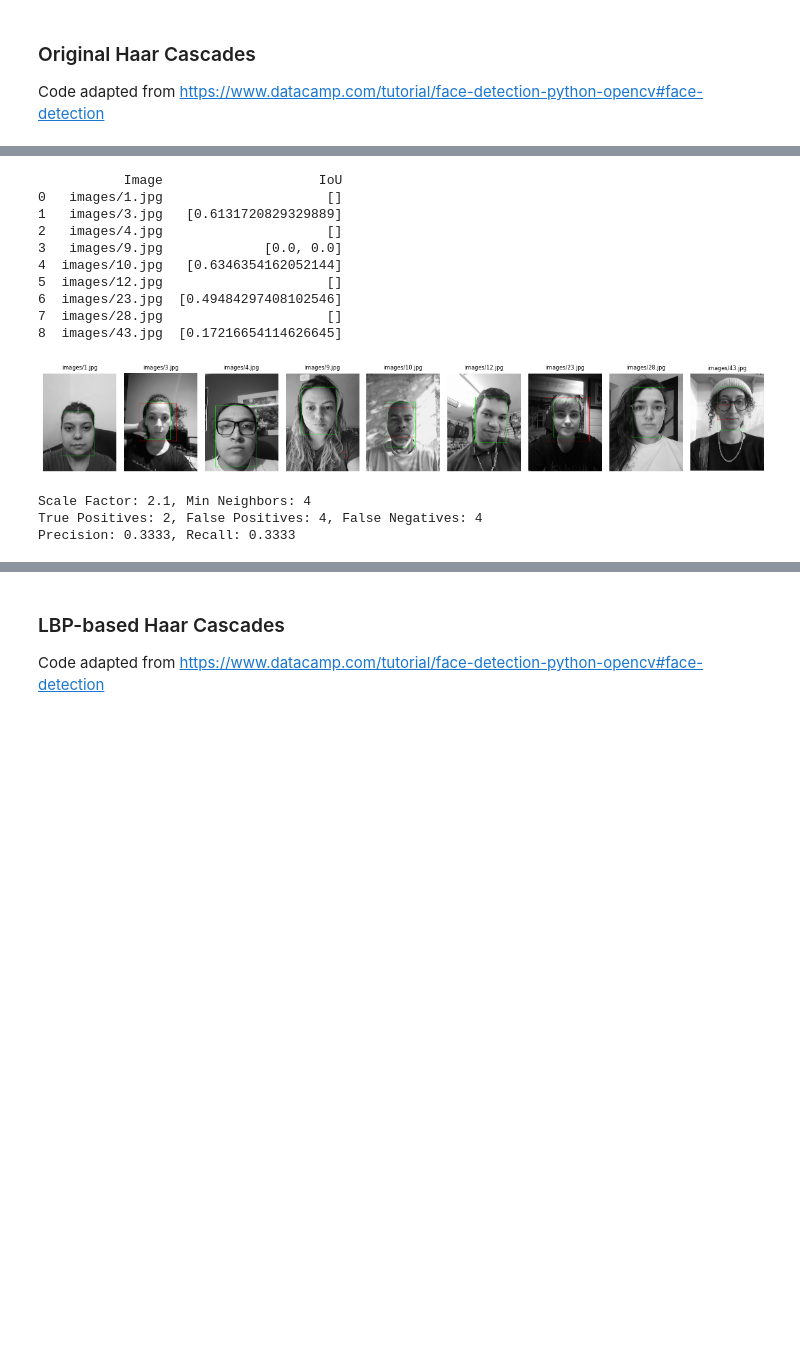
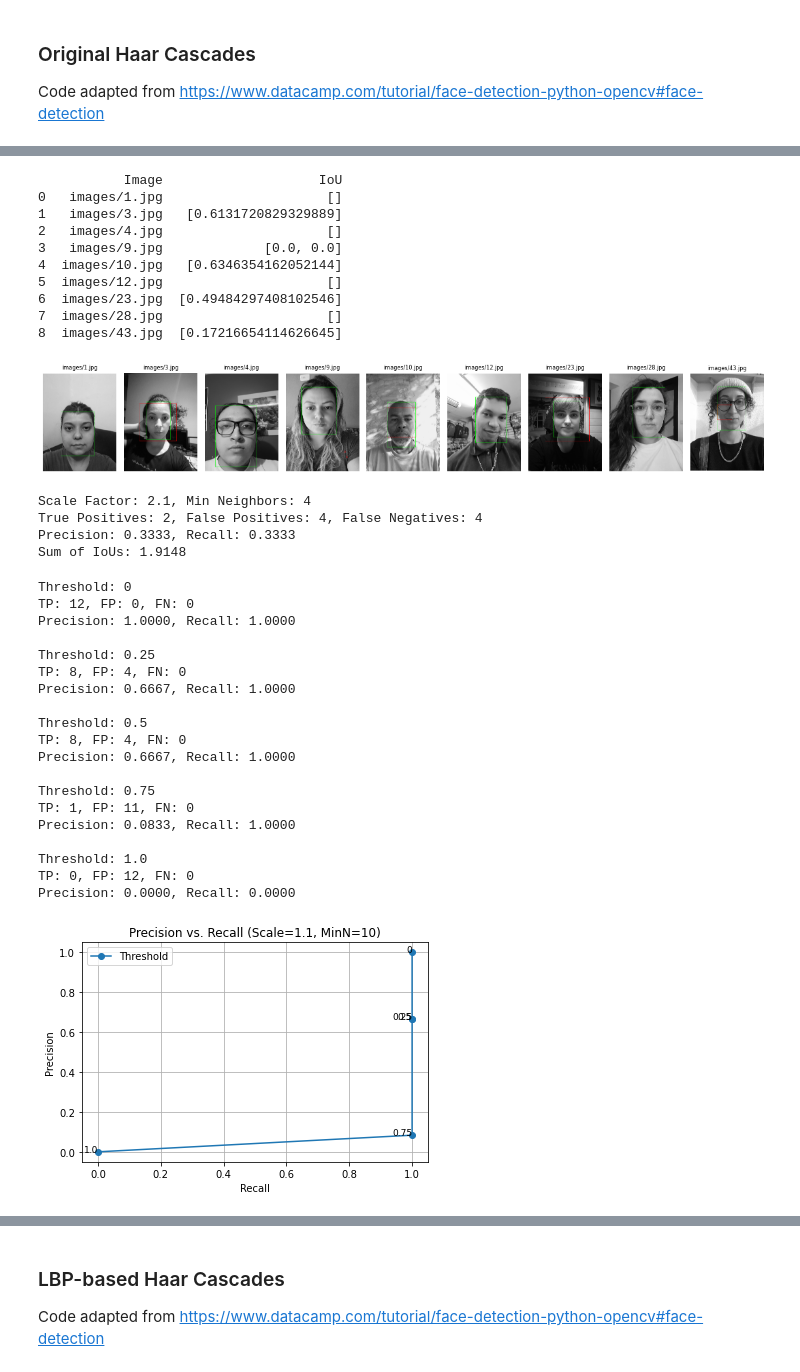
Before and after one commit to suxxmjz/encm-509-final-project, a Jupyter notebook: face_detection.ipynb, the cells around one changed output, grey strips where cells are left out. Saved outputs shown, nothing was run; the diff lists cells and outputs as text; code cells hidden in the pictures; blank space fills up the shorter version.

Commit message:
add threshold testing, add precision vs recall graphs for each algorithm

```diff
--- a/face_detection.ipynb
+++ b/face_detection.ipynb
@@ -318,6 +342,9 @@ precision = TP / (TP + FP)
 recall = TP / (TP + FN)
 
 print(f"Precision: {precision:.4f}, Recall: {recall:.4f}")
+
+iou_sum = sum_all_ious(df_results_4['IoU'])
+print(f"Sum of IoUs: {iou_sum:.4f}")
 # %% [output]
            Image                    IoU
 0   images/1.jpg                     []
@@ -333,3 +360,59 @@ print(f"Precision: {precision:.4f}, Recall: {recall:.4f}")
 Scale Factor: 2.1, Min Neighbors: 4
 True Positives: 2, False Positives: 4, False Negatives: 4
 Precision: 0.3333, Recall: 0.3333
+Sum of IoUs: 1.9148
+# %%
+# Testing different thresholds for scaleFactor=1.1 and minNeighbors=10
+thresholds_2 = [0, 0.25, 0.50, 0.75, 1.0]
+precisions_2 = []
+recalls_2 = []
+
+for threshold_2 in thresholds_2:
+    TP_2, FP_2, FN_2 = calc_metrics_from_iou_threshold(threshold_2, df_results_2['IoU'])
+
+    precision_2 = TP_2 / (TP_2 + FP_2) if (TP_2 + FP_2) else 0
+    recall_2 = TP_2 / (TP_2 + FN_2) if (TP_2 + FN_2) else 0
+
+    precisions_2.append(precision_2)
+    recalls_2.append(recall_2)
+
+    print(f"Threshold: {threshold_2}")
+    print(f"TP: {TP_2}, FP: {FP_2}, FN: {FN_2}")
+    print(f"Precision: {precision_2:.4f}, Recall: {recall_2:.4f}\n")
+
+# Plotting
+plt.figure(figsize=(6, 4))
+plt.plot(recalls_2, precisions_2, marker='o', label="Threshold")
+
+for i, t in enumerate(thresholds_2):
+    plt.text(recalls_2[i], precisions_2[i], f"{t}", fontsize=9, ha='right')
+
+plt.xlabel("Recall")
+plt.ylabel("Precision")
+plt.title("Precision vs. Recall (Scale=1.1, MinN=10)")
+plt.grid(True)
+plt.legend()
+plt.tight_layout()
+plt.subplots_adjust(left=0.15, right=0.95)
+plt.show()
+# %% [output]
+Threshold: 0
+TP: 12, FP: 0, FN: 0
+Precision: 1.0000, Recall: 1.0000
+
+Threshold: 0.25
+TP: 8, FP: 4, FN: 0
+Precision: 0.6667, Recall: 1.0000
+
+Threshold: 0.5
+TP: 8, FP: 4, FN: 0
+Precision: 0.6667, Recall: 1.0000
+
+Threshold: 0.75
+TP: 1, FP: 11, FN: 0
+Precision: 0.0833, Recall: 1.0000
+
+Threshold: 1.0
+TP: 0, FP: 12, FN: 0
+Precision: 0.0000, Recall: 0.0000
+[figure, added]
```
Also changed, not shown: parts of 19 cells of this notebook, 1 other file.
